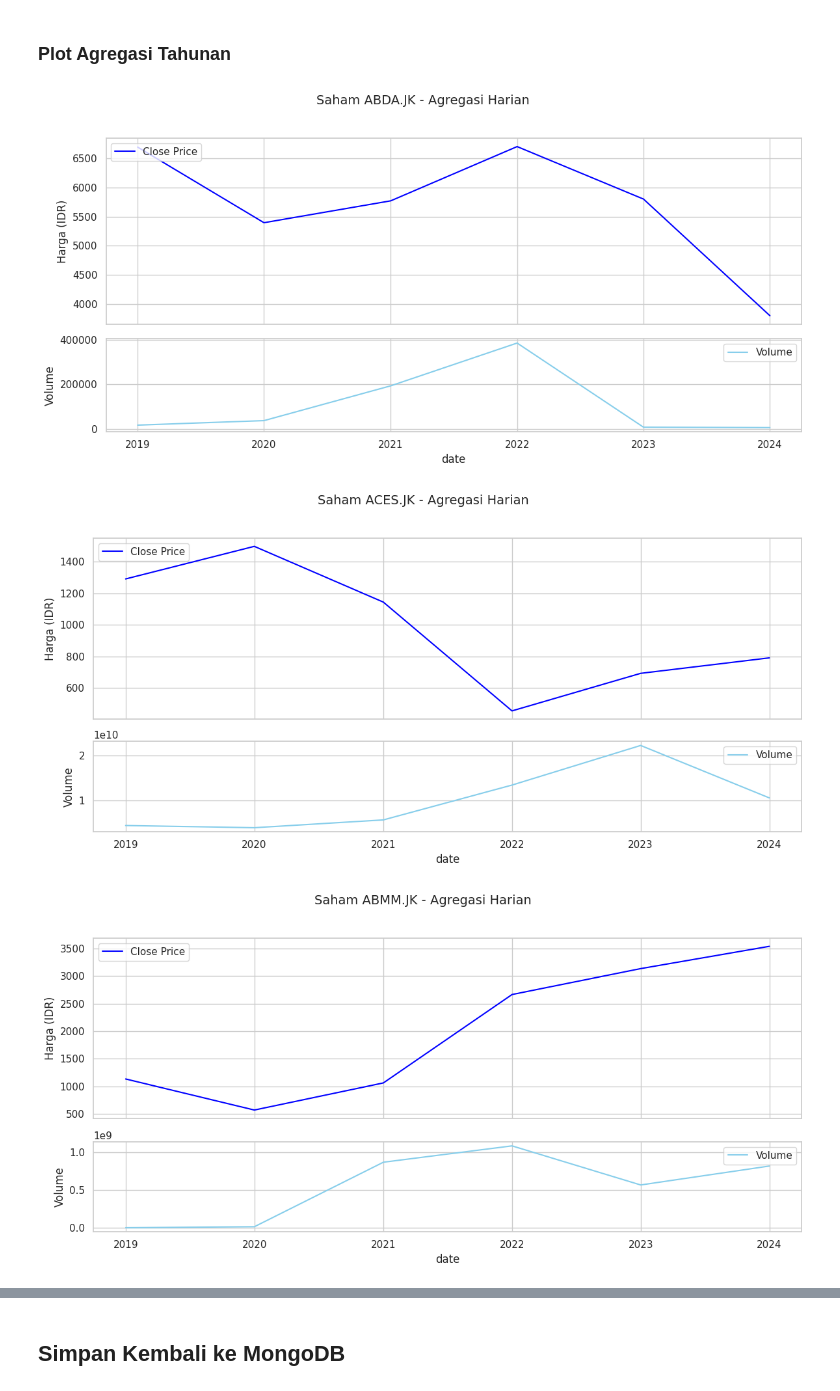
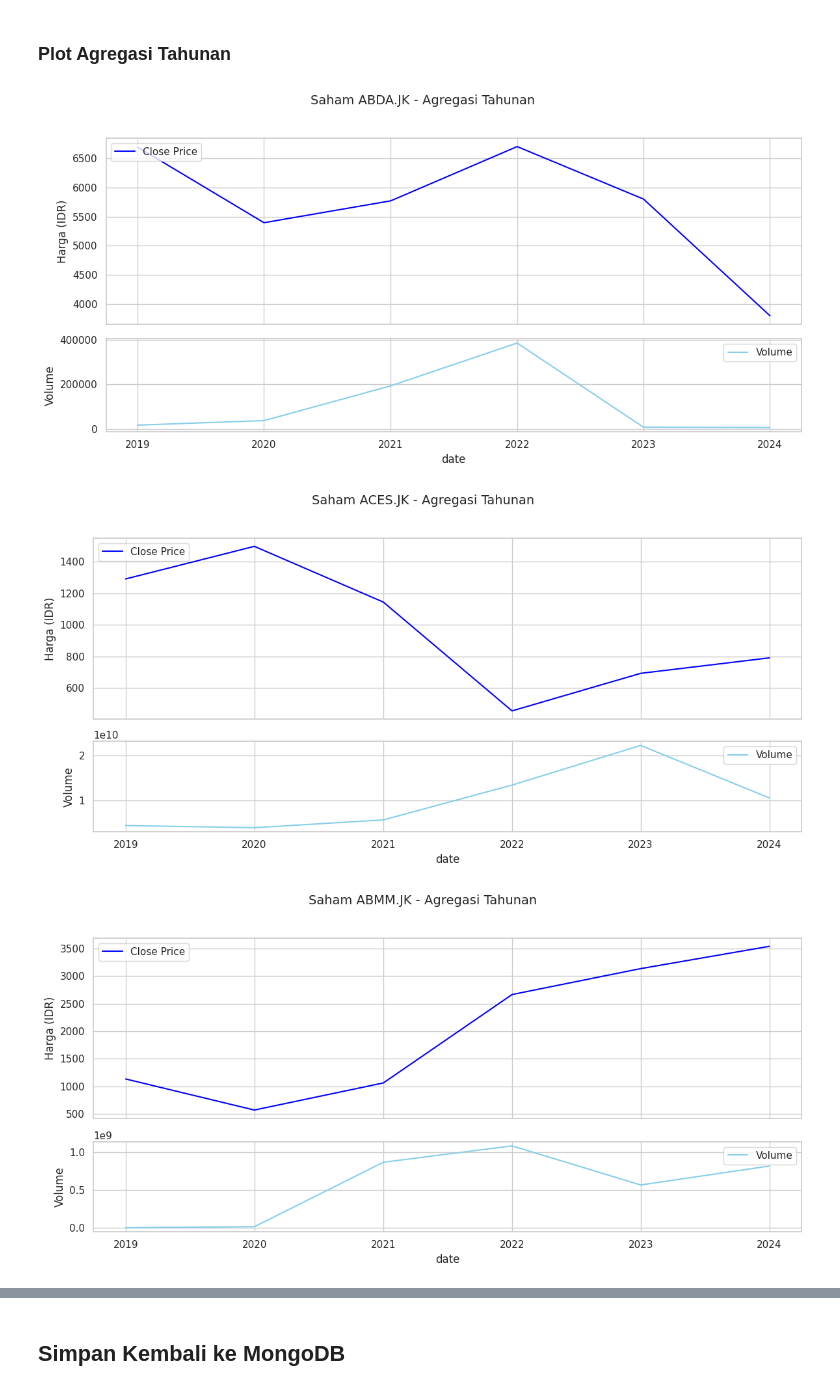
Before and after one commit to codewara/Tugas2-BigData-6, a Jupyter notebook: yfinance/yfinance.ipynb, the cells around one changed output, grey strips where cells are left out. Drawn from its saved outputs; the diff is of its cells as text; code cells hidden in the pictures.

```diff
--- a/yfinance/yfinance.ipynb
+++ b/yfinance/yfinance.ipynb
@@ -328,10 +308,10 @@ for saham in m_df['kode_saham'].unique():
 # %%
 for saham in y_df['kode_saham'].unique():
     sub_df = y_df[y_df['kode_saham'] == saham].copy()
 
-    plot_stock(sub_df, date_col='date', title_suffix='Agregasi Harian')
+    plot_stock(sub_df, date_col='date', title_suffix='Agregasi Tahunan')
 # %% [output]
-[figure, old version]
+[figure, new version]
 [figure]
 [figure]
 [figure]
```
Also changed, not shown: parts of 7 cells of this notebook.
